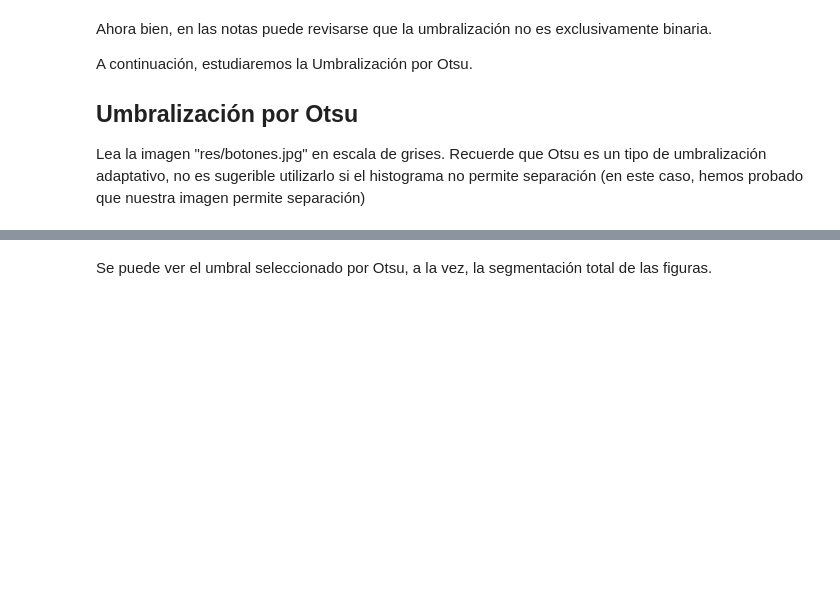
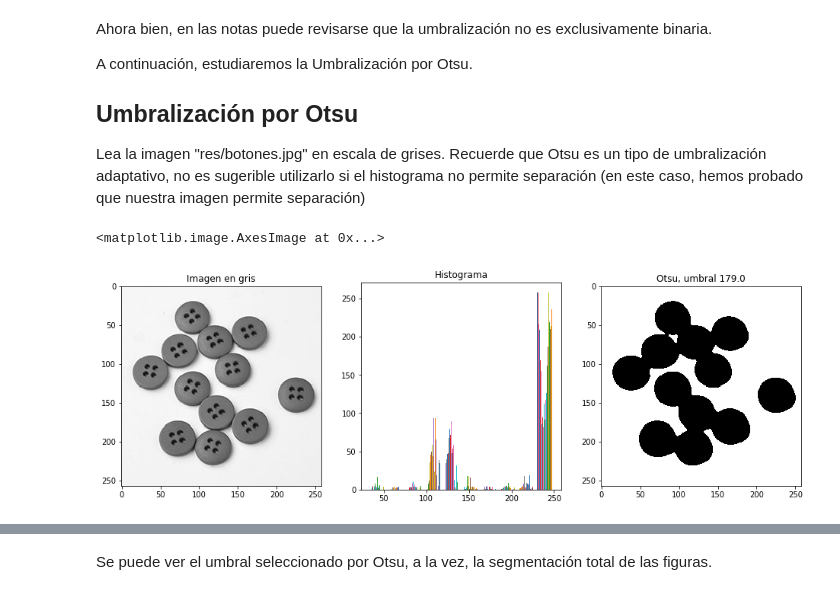
Before and after one commit to sanrestrepo98/Vision-Artificial-9, a Jupyter notebook: Practicas/Practica 3/Practica 4 Segmentación y Realzado de Bordes.ipynb, the cells around one changed output, grey strips where cells are left out. Saved outputs shown, nothing was run; the diff lists cells and outputs as text; code cells hidden in the pictures; blank space fills up the shorter version.

```diff
--- a/Practicas/Practica 3/Practica 4 Segmentación y Realzado de Bordes.ipynb
+++ b/Practicas/Practica 3/Practica 4 Segmentación y Realzado de Bordes.ipynb
@@ -891,31 +899,34 @@ Lea la imagen "res/botones.jpg" en escala de grises. Recuerde que Otsu es un tip
 # %%
 #Leer imagen de entrada en escala de grises ≈ 1 linea
 
 ####SU CODIGO AQUÍ#####
-img = None
+img = img_read('res/botones.jpg',"gray")
 #####TERMINA SU CODIGO#####
 
 #Aplicar filtro de mediana con 5 iteraciones ≈ 1 linea
 
 ####SU CODIGO AQUÍ#####
-blurred = None
+blurred = cv2.medianBlur(img,5)
 #####TERMINA SU CODIGO#####
 
 #Realizar una umbralización Otsu y asignar valores entre 0 y 255≈ 1 linea
 
 ####SU CODIGO AQUÍ#####
-ret1,th1 = None
+ret1,th1 = cv2.threshold(blurred,0,255,cv2.THRESH_BINARY+cv2.THRESH_OTSU)
 #####TERMINA SU CODIGO#####
 
 #Generar un subplot 1x3 que muestre imagen en gris, histograma y Umbralización Otsu
 fig, ax = plt.subplots(1,3, figsize=(16, 5))
 
 ax[0].set_title('Imagen en gris')
 ax[0].imshow(img, cmap='gray')
 ax[1].set_title('Histograma')
 ax[1].hist(blurred)
 ax[2].set_title('Otsu, umbral ' + str(ret1))
 ax[2].imshow(th1, cmap='gray')
+# %% [output]
+<matplotlib.image.AxesImage at 0x...>
+[figure, added]
 # %% [markdown]
 ## Salida esperada:
 
```
Also changed, not shown: parts of 4 cells of this notebook.
